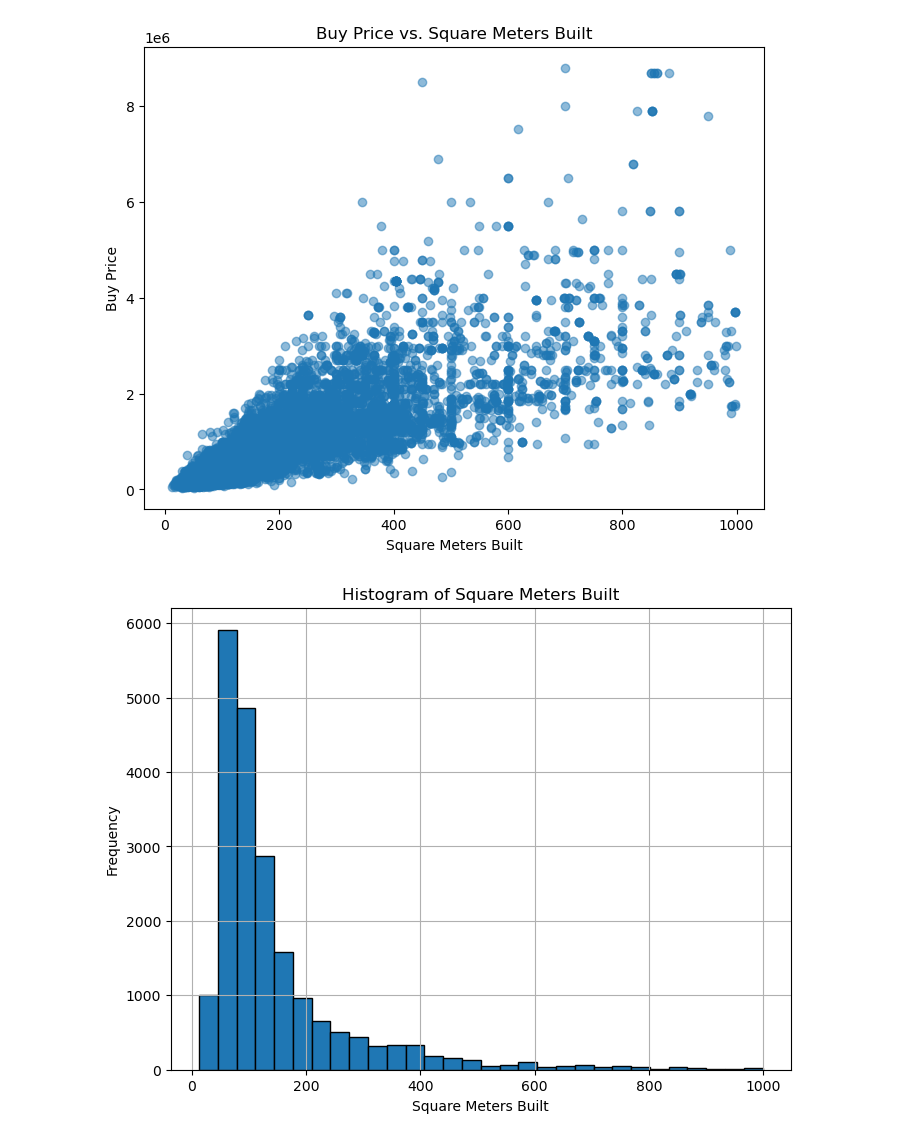
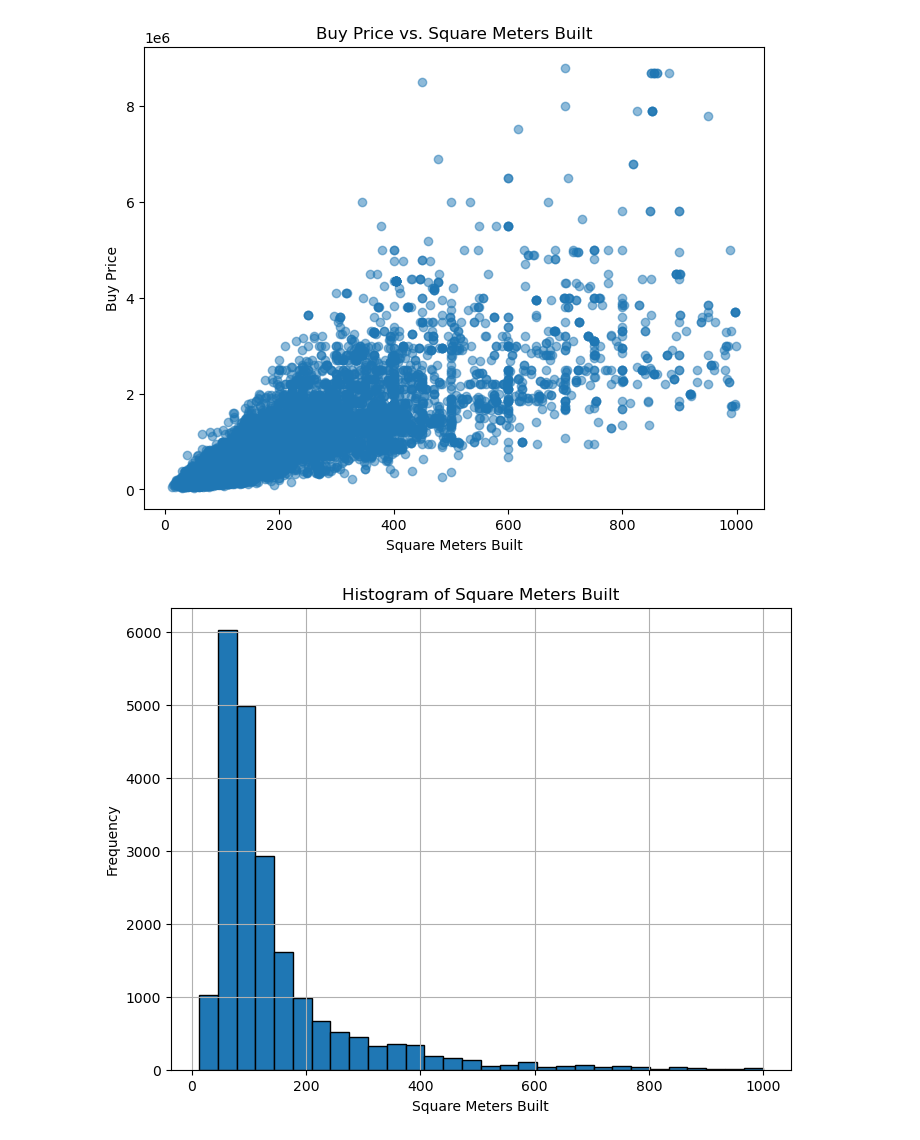
Before and after one commit to namratamayekar/Housing_Price_Prediction_Madrid, a Jupyter notebook: notebooks/Housing_Price_Prediction.ipynb, the cells around one changed output. Cells and saved outputs as stored; diff of their text form; code cells hidden in the pictures.

```diff
--- a/notebooks/Housing_Price_Prediction.ipynb
+++ b/notebooks/Housing_Price_Prediction.ipynb
@@ -84,5 +114,7 @@ Index(['sq_mt_built', 'n_rooms', 'n_bathrooms', 'buy_price',
 # %%
 # Check for duplicates
-duplicates = data_cleaned.duplicated()
+duplicates = data.duplicated()
 print(f"Number of duplicate rows: {duplicates.sum()}")
+
+data = data.drop_duplicates()
 # %% [output]
@@ -90 +122,6 @@ Number of duplicate rows: 732
+# %%
+cols_to_fill_False = ['has_ac', 'has_fitted_wardrobes']
+
+for col in cols_to_fill_False:
+    data[col] = data[col].fillna('False')
 # %%
@@ -166,4 +194,4 @@ District                    0
 dtype: int64
 # %%
-data_cleaned = data_cleaned.dropna(subset=['sq_mt_built', 'n_bathrooms'])
+data = data.dropna(subset=['sq_mt_built', 'n_bathrooms'])
 # %%
@@ -191,13 +219,20 @@ memory usage: 2.4+ MB
 spanish_to_english = {
     'en trámite': 'in process',
     'no indicado': 'not indicated',
-    'inmueble exento': 'exempt property'
+    'inmueble exento': 'exempt property',
+    'Piso' : 'Apartment',
+    'Casa': 'House',
+    'Ático': 'Penthouse',
+    'Chalet': 'Chalet',
+    'Dúplex': 'Duplex',
+    'Estudio': 'Studio',
+    'Finca': 'Farm'
 }
 
 # Replace values in the 'energy_certificate' column
-data_cleaned['energy_certificate'] = data_cleaned['energy_certificate'].replace(spanish_to_english)
+data['energy_certificate'] = data['energy_certificate'].replace(spanish_to_english)
 
 # Display the updated value counts
-print(data_cleaned['energy_certificate'].value_counts())
+print(data['energy_certificate'].value_counts())
 # %% [output]
 energy_certificate
@@ -226,11 +261,11 @@ plt.show()
 [figure]
 # %%
 plt.figure(figsize=(8, 6))
-plt.hist(data_cleaned['sq_mt_built'], bins=30, edgecolor='black')
+plt.hist(data['sq_mt_built'], bins=30, edgecolor='black')
 plt.title('Histogram of Square Meters Built')
 plt.xlabel('Square Meters Built')
 plt.ylabel('Frequency')
 plt.grid(True)
 plt.show()
 # %% [output]
-[figure, old version]
+[figure, new version]
```
Also changed, not shown: parts of 31 cells of this notebook, 1 other file.
